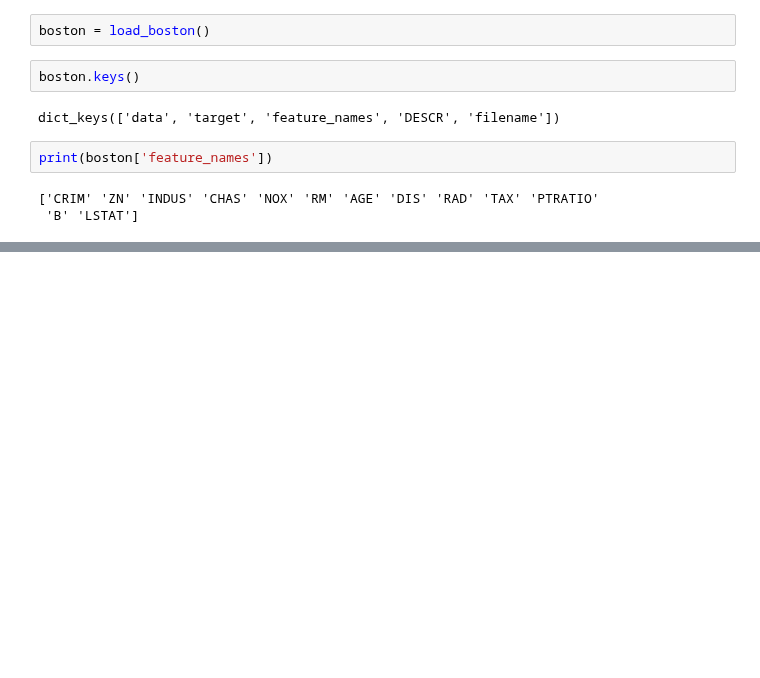
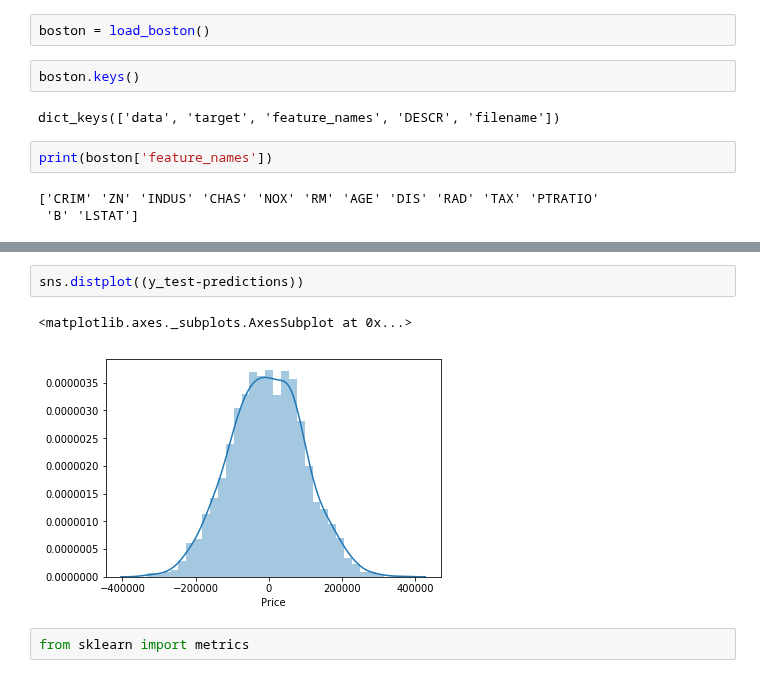
Before and after one commit to BrianAKass/Machine-Learning-Projects, a Jupyter notebook: PML Projects/09-02- Linear Regression with Python. .ipynb, the cells around one changed output, grey strips where cells are left out. Cells and saved outputs as stored; diff of their text form; blank space fills up the shorter version.

```diff
--- a/PML Projects/09-02- Linear Regression with Python. .ipynb
+++ b/PML Projects/09-02- Linear Regression with Python. .ipynb
@@ -134,0 +158,7 @@ print(boston['feature_names'])
+# %%
+sns.distplot((y_test-predictions))
+# %% [output]
+<matplotlib.axes._subplots.AxesSubplot at 0x...>
+[figure, added]
+# %%
+from sklearn import metrics
```
Also changed, not shown: parts of 7 cells of this notebook.
